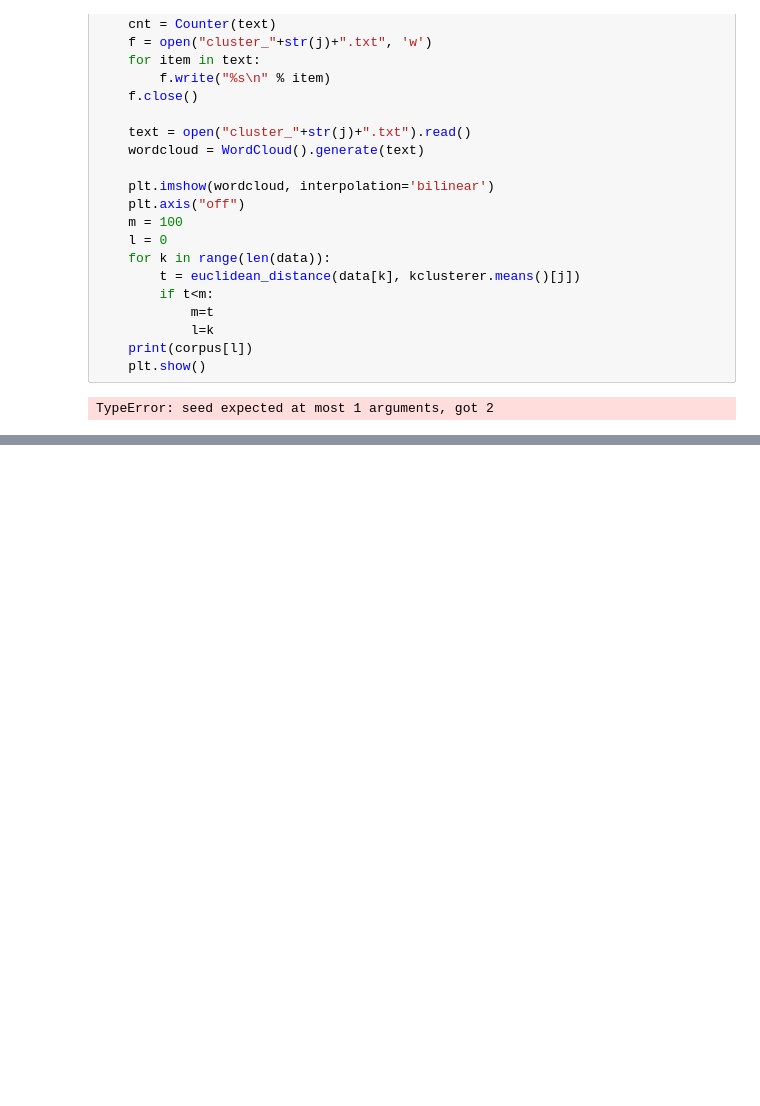
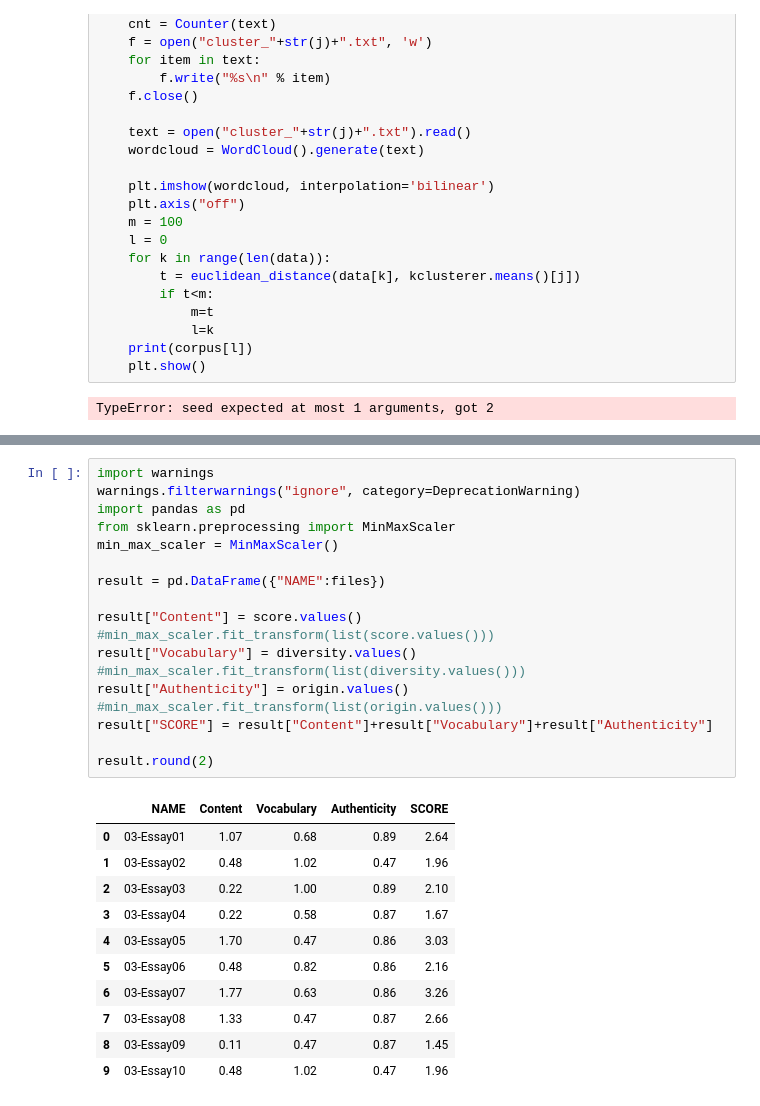
Before and after one commit to BelowzeroA/ComposeUniversity, a Jupyter notebook: DA.ipynb, the cells around one changed output, grey strips where cells are left out. Drawn from its saved outputs; the diff is of its cells as text; blank space fills up the shorter version.

Commit message:
added table

```diff
--- a/DA.ipynb
+++ b/DA.ipynb
@@ -275,0 +287,27 @@ Top 10:
+# %%
+import warnings
+warnings.filterwarnings("ignore", category=DeprecationWarning)
+import pandas as pd
+from sklearn.preprocessing import MinMaxScaler
+min_max_scaler = MinMaxScaler()
+
+result = pd.DataFrame({"NAME":files})
+
+result["Content"] = score.values() #min_max_scaler.fit_transform(list(score.values()))
+result["Vocabulary"] = diversity.values() #min_max_scaler.fit_transform(list(diversity.values()))
+result["Authenticity"] = origin.values() #min_max_scaler.fit_transform(list(origin.values()))
+result["SCORE"] = result["Content"]+result["Vocabulary"]+result["Authenticity"]
+
+result.round(2)
+# %% [output]
+|  | NAME | Content | Vocabulary | Authenticity | SCORE |
+| 0 | 03-Essay01 | 1.07 | 0.68 | 0.89 | 2.64 |
+| 1 | 03-Essay02 | 0.48 | 1.02 | 0.47 | 1.96 |
+| 2 | 03-Essay03 | 0.22 | 1.00 | 0.89 | 2.10 |
+| 3 | 03-Essay04 | 0.22 | 0.58 | 0.87 | 1.67 |
+| 4 | 03-Essay05 | 1.70 | 0.47 | 0.86 | 3.03 |
+| 5 | 03-Essay06 | 0.48 | 0.82 | 0.86 | 2.16 |
+| 6 | 03-Essay07 | 1.77 | 0.63 | 0.86 | 3.26 |
+| 7 | 03-Essay08 | 1.33 | 0.47 | 0.87 | 2.66 |
+| 8 | 03-Essay09 | 0.11 | 0.47 | 0.87 | 1.45 |
+| 9 | 03-Essay10 | 0.48 | 1.02 | 0.47 | 1.96 |
```
Also changed, not shown: parts of 4 cells of this notebook.
